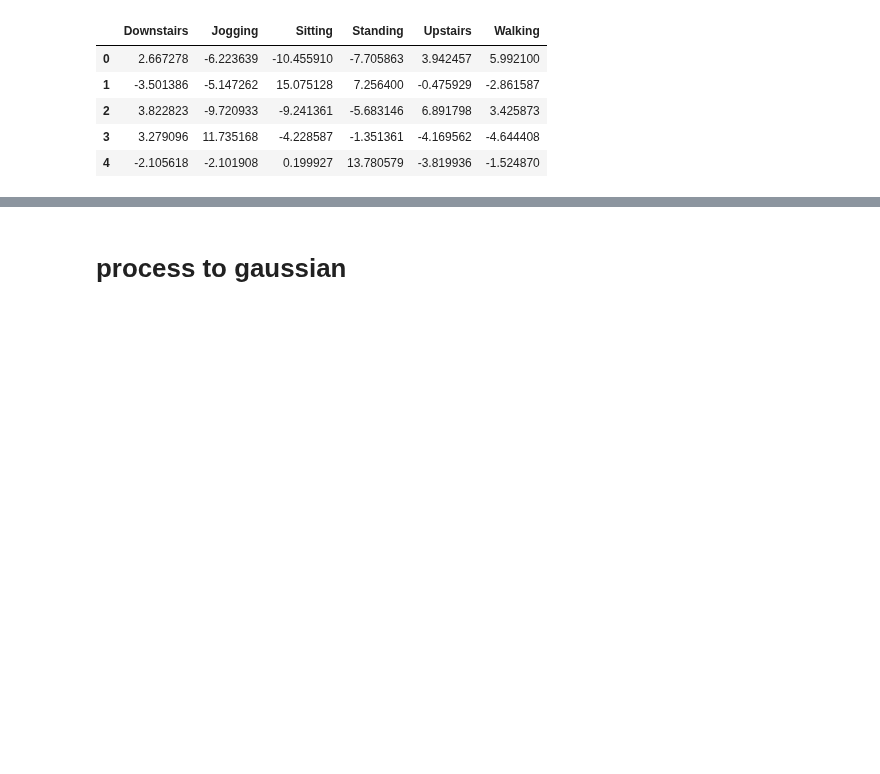
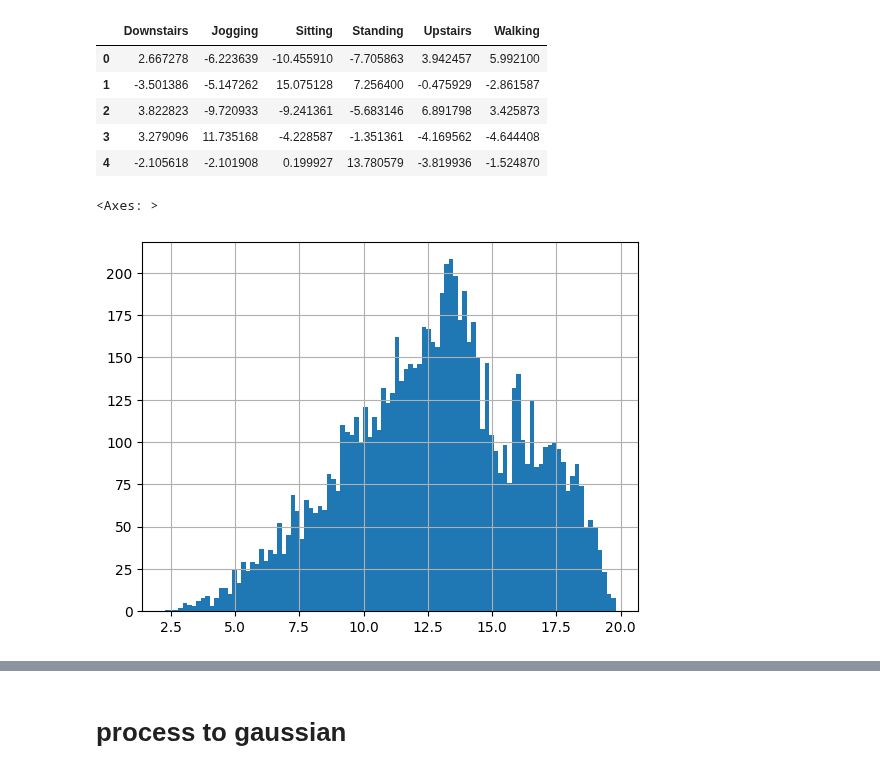
Before and after one commit to rakawanegan/humanactivityrecognition_portfolio, a Jupyter notebook: result/error_bar/convbbt/softplus_analysis.ipynb, the cells around one changed output, grey strips where cells are left out. Saved outputs shown, nothing was run; the diff lists cells and outputs as text; code cells hidden in the pictures; blank space fills up the shorter version.

```diff
--- a/result/error_bar/convbbt/softplus_analysis.ipynb
+++ b/result/error_bar/convbbt/softplus_analysis.ipynb
@@ -26,6 +26,11 @@ predict.head()
 | 2 | 3.822823 | -9.720933 | -9.241361 | -5.683146 | 6.891798 | 3.425873 |
 | 3 | 3.279096 | 11.735168 | -4.228587 | -1.351361 | -4.169562 | -4.644408 |
 | 4 | -2.105618 | -2.101908 | 0.199927 | 13.780579 | -3.819936 | -1.524870 |
+# %%
+predict.max(axis=1).hist(bins=100)
+# %% [output]
+<Axes: >
+[figure, added]
 # %%
 # min-max normalization
 predict = predict.apply(lambda x: np.log(1 + np.exp(x)), axis=1)
```
Also changed, not shown: parts of 11 cells of this notebook, 14 other files.
